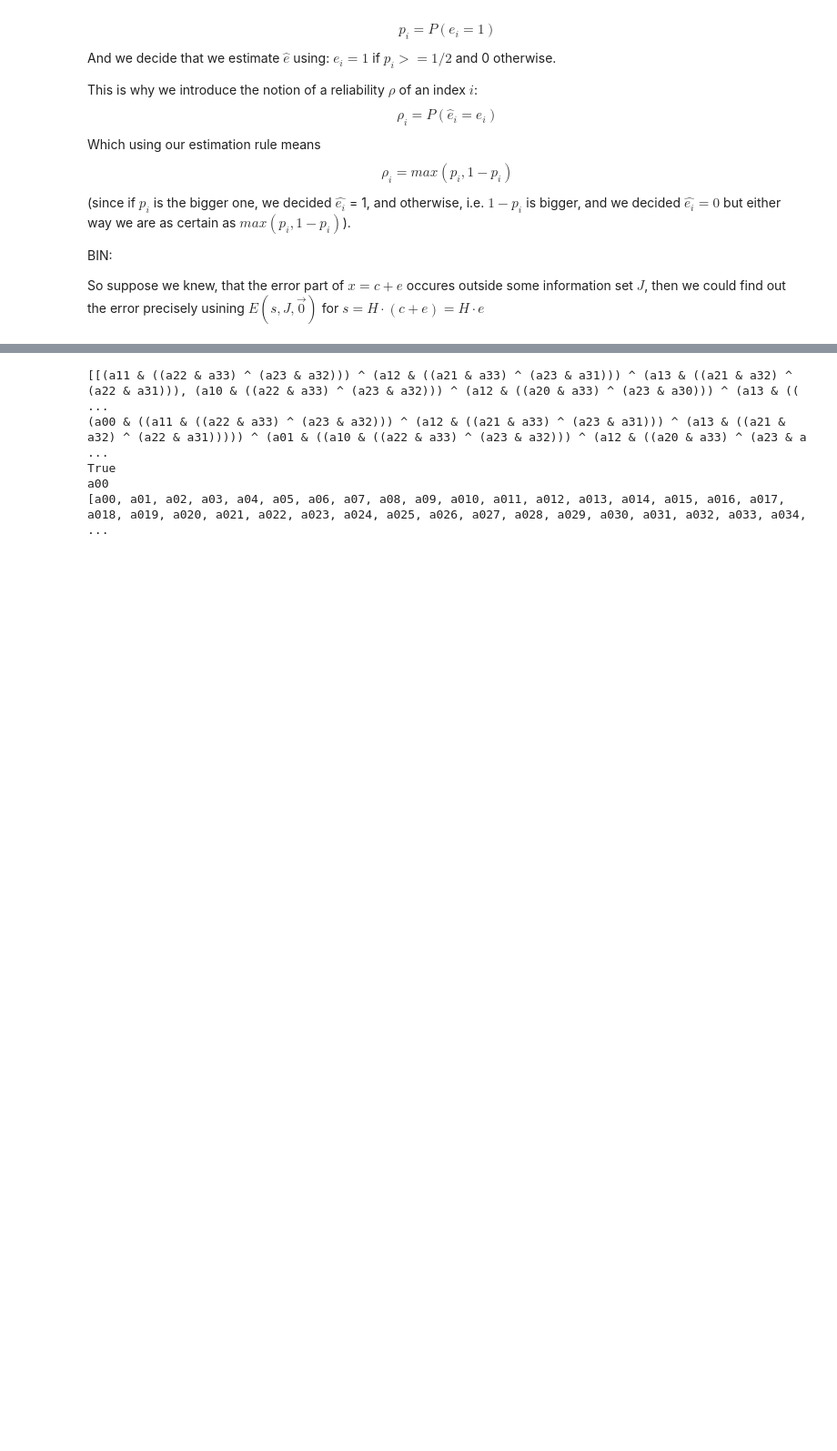
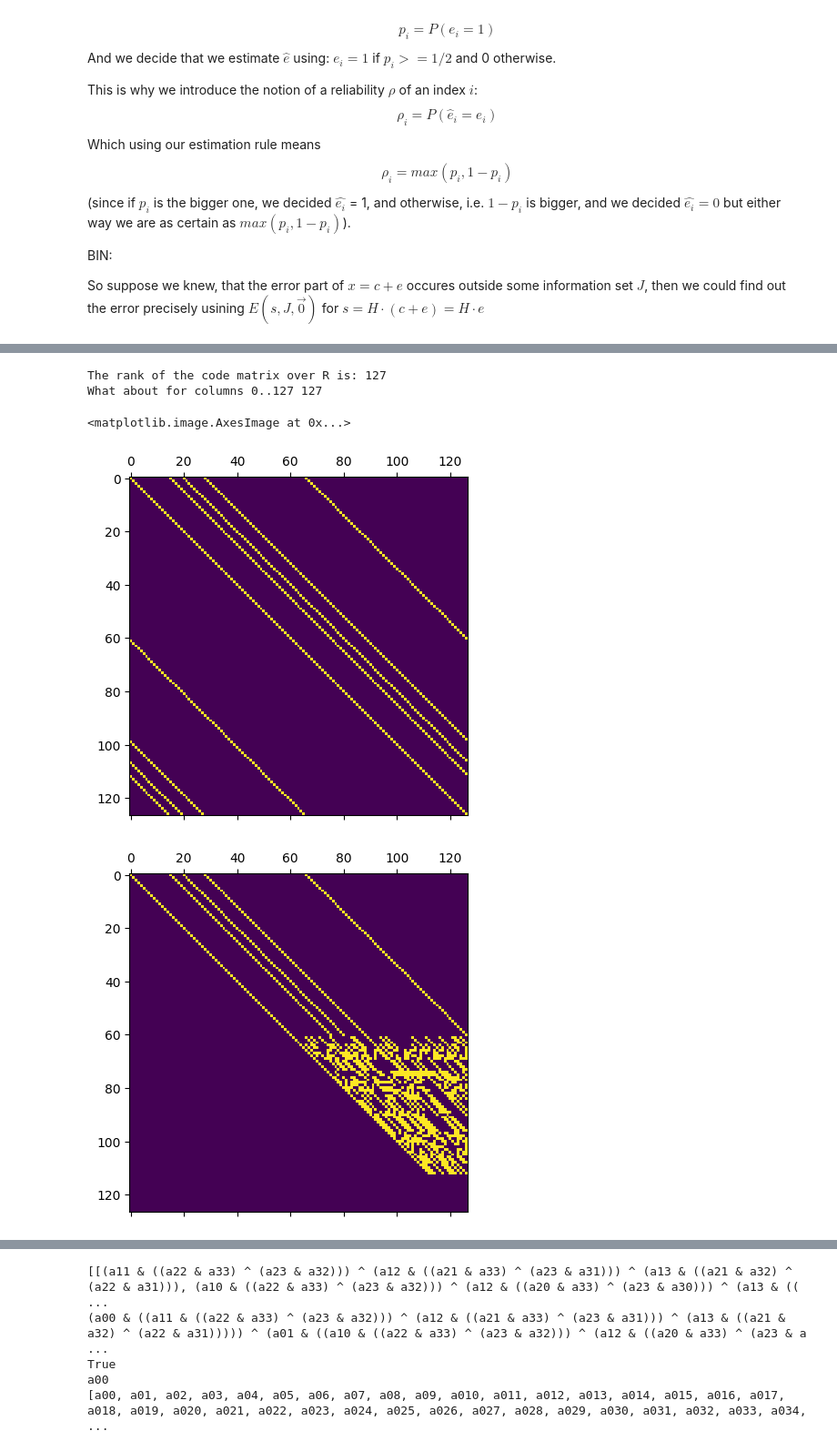
Before and after one commit to Omer-Sella/qecc, a Jupyter notebook: orderedStatisticsDecoding.ipynb, the cells around one changed output, grey strips where cells are left out. Shown at 91% size. Saved outputs shown, nothing was run; the diff lists cells and outputs as text; code cells hidden in the pictures; blank space fills up the shorter version.

Commit message:
implemented a basic gaussian elimination over the binary field assuming dtype bool

```diff
--- a/orderedStatisticsDecoding.ipynb
+++ b/orderedStatisticsDecoding.ipynb
@@ -100,0 +65,25 @@ Error:
+# %%
+print(f"The rank of the code matrix over R is: {matrix_rank(parityMatrix)}")
+
+print(f"What about for columns 0..127 {matrix_rank(parityMatrix[:,0:127])}")
+
+# for k in range(50):
+#     indexSet = [(k * i)%254 for i in range(254)]
+#     if matrix_rank(parityMatrix[:,indexSet]) < 127:
+#         print(f"For k == {k} we have rank(H) == {matrix_rank(parityMatrix[:,indexSet])}")
+# #plt.matshow(parityMatrix[:,indexSet], cmap='Greys', interpolation='None' )
+
+indexSet = [i for i in range(127)]
+temp = parityMatrix[:,indexSet].astype(np.bool)
+plt.matshow(temp)
+matrix, matrixInverse, rank = funWithMatrices.binaryGaussianEliminationOnRows(temp)
+plt.matshow(matrix)
+plt.matshow(matrixInverse)
+#pl, u = scipy.linalg.lu(parityMatrix[:,indexSet])
+plt.matshow(parityMatrix[:,indexSet].dot(matrixInverse)%2)
+# %% [output]
+The rank of the code matrix over R is: 127
+What about for columns 0..127 127
+<matplotlib.image.AxesImage at 0x...>
+[figure, added]
+[figure, added]
```
Also changed, not shown: parts of 7 cells of this notebook, 4 other files.
